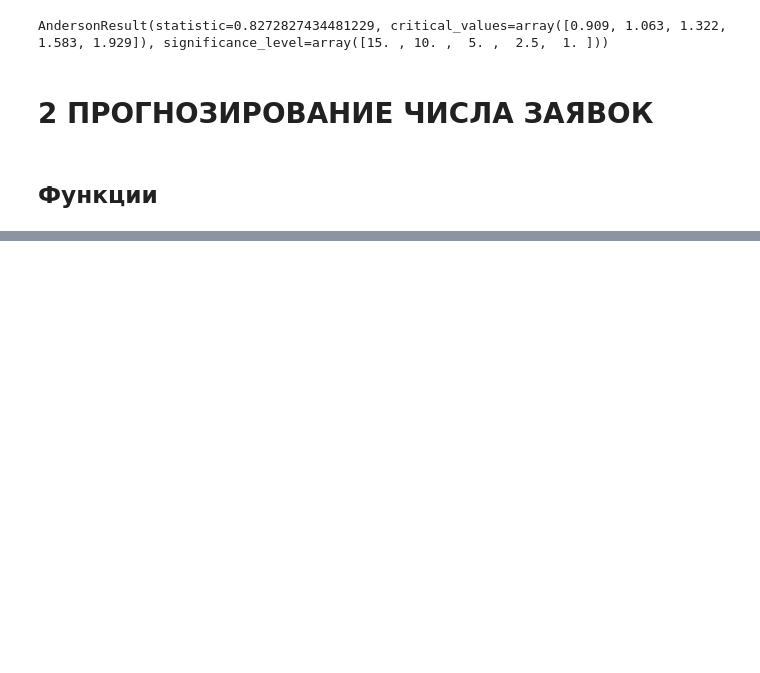
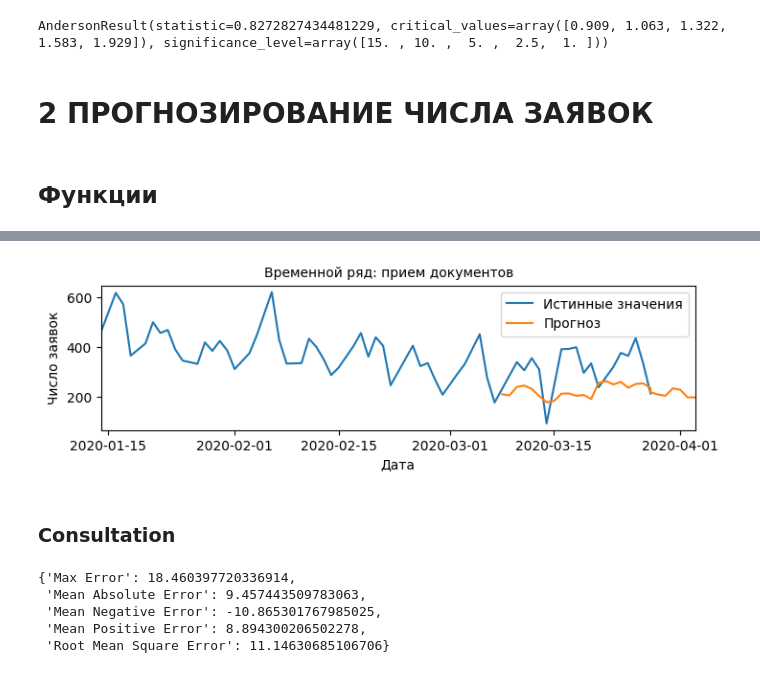
Before and after one commit to OlgaChaganova/MfSC_thesis, a Jupyter notebook: MfSC_Queuing_System.ipynb, the cells around one changed output, grey strips where cells are left out. Saved outputs shown, nothing was run; the diff lists cells and outputs as text; code cells hidden in the pictures; blank space fills up the shorter version.

```diff
--- a/MfSC_Queuing_System.ipynb
+++ b/MfSC_Queuing_System.ipynb
@@ -646,0 +451,15 @@ plt.show()
+# %%
+train_window = 10
+test_data_size = 21
+fut_pred = 7
+epochs = 300
+# %%
+lstm_keras = Sequential()
+lstm_keras.add(LSTM(100, activation='relu', return_sequences=True, input_shape=(train_window, 1)))
+lstm_keras.add(Dropout(0.1))
+lstm_keras.add(LSTM(75, activation='relu'))
+lstm_keras.add(Dense(1))
+lstm_keras.compile(optimizer='adam', loss='mse')
+# %%
+preds_ser, preds_fut_ser, metrics_ser = predict(lstm_keras, list_service,
+                                                epochs, train_window, test_data_size, fut_pred)
@@ -646,0 +474,14 @@ plt.show()
+# %%
+figure(figsize=(8,2), dpi=100)
+plt.xlabel("Дата")
+plt.ylabel('Число заявок')
+plt.suptitle('Временной ряд: прием документов', ha='center', fontsize=10)
+plt.autoscale(axis='x', tight=True)
+plt.plot(count_service['N'][-60:],label='Истинные значения')
+plt.plot(list(time)+list(time2),preds_ser+preds_fut_ser, label='Прогноз')
+plt.legend()
+plt.show()
+# %% [output]
+[figure, added]
+# %% [markdown]
+### Consultation
@@ -646,0 +503,8 @@ plt.show()
+# %%
+metrics_con
+# %% [output]
+{'Max Error': 18.460397720336914,
+ 'Mean Absolute Error': 9.457443509783063,
+ 'Mean Negative Error': -10.865301767985025,
+ 'Mean Positive Error': 8.894300206502278,
+ 'Root Mean Square Error': 11.14630685106706}
```
Also changed, not shown: parts of 81 cells of this notebook.
